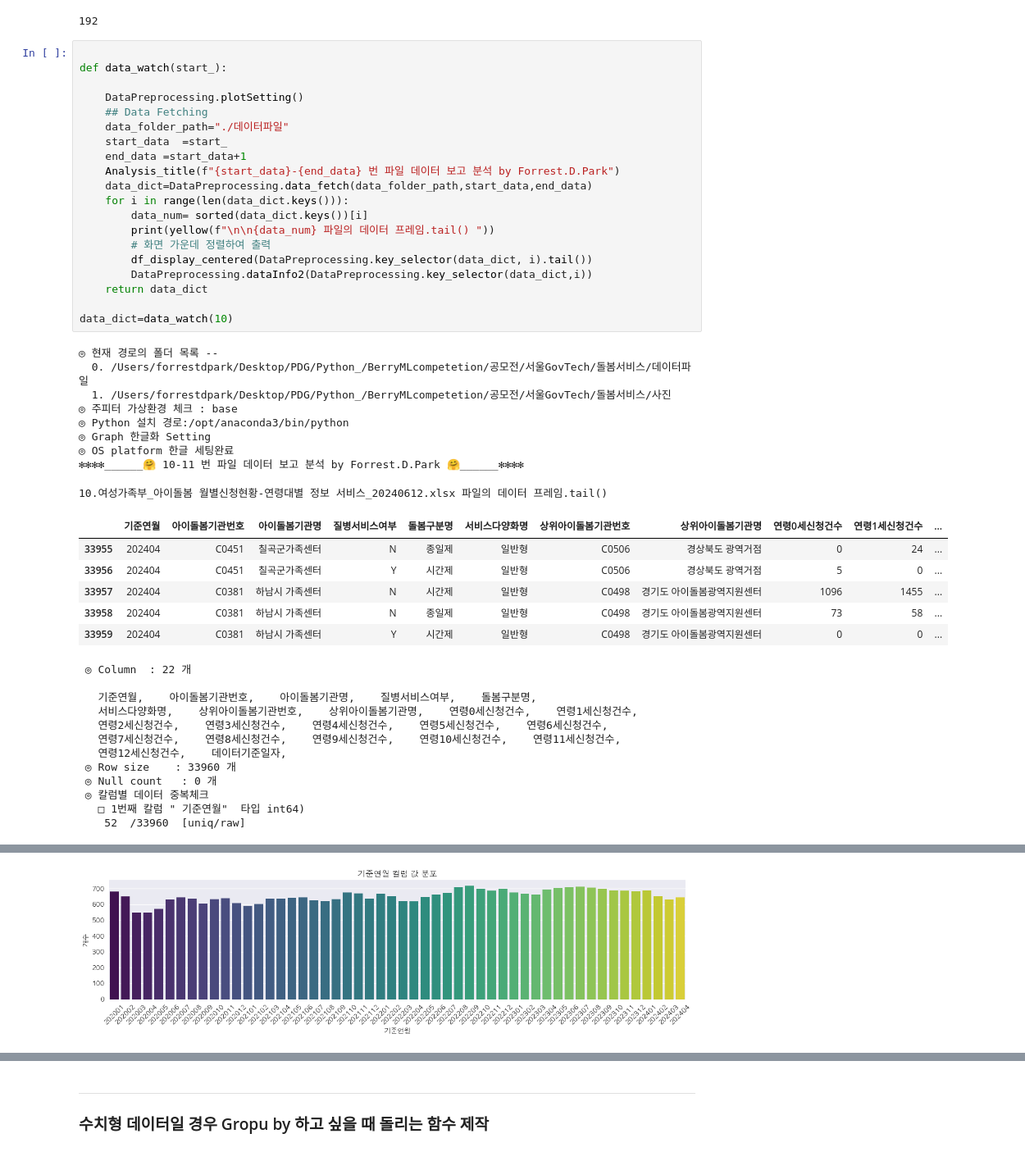
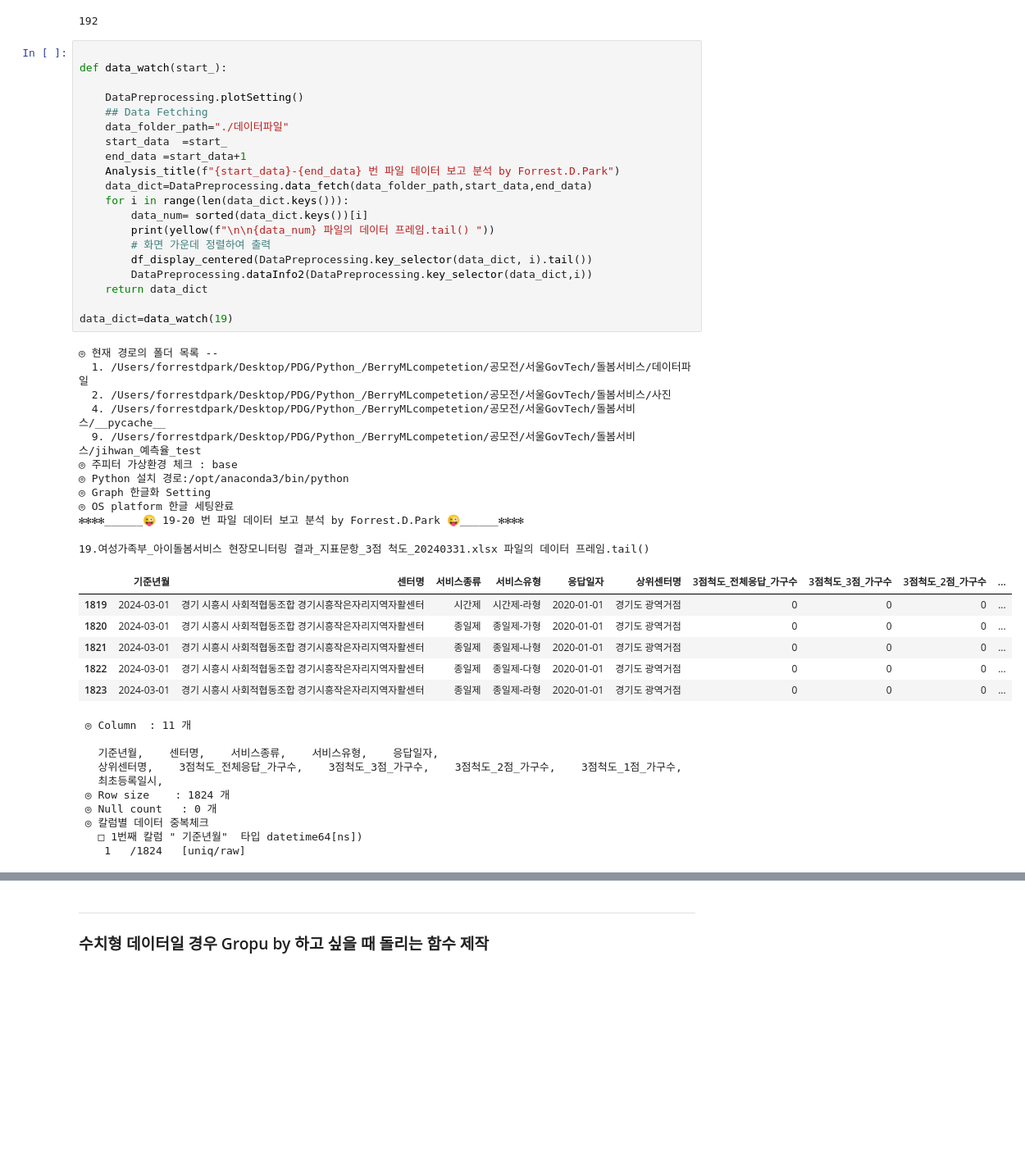
Before and after one commit to CodeArt-Team/MLcompetetion, a Jupyter notebook: 공모전/서울GovTech/돌봄서비스/Dpark_short_test.ipynb, the cells around one changed output, grey strips where cells are left out. Shown at 82% size. Saved outputs shown, nothing was run; the diff lists cells and outputs as text; blank space fills up the shorter version.

```diff
--- a/공모전/서울GovTech/돌봄서비스/Dpark_short_test.ipynb
+++ b/공모전/서울GovTech/돌봄서비스/Dpark_short_test.ipynb
@@ -7,48 +7,48 @@ from  CommonFunc import *
 # %%
 
 def data_watch(start_):
 
     DataPreprocessing.plotSetting()
     ## Data Fetching
     data_folder_path="./데이터파일"
     start_data  =start_
     end_data =start_data+1
     Analysis_title(f"{start_data}-{end_data} 번 파일 데이터 보고 분석 by Forrest.D.Park")
     data_dict=DataPreprocessing.data_fetch(data_folder_path,start_data,end_data)
     for i in range(len(data_dict.keys())):
         data_num= sorted(data_dict.keys())[i]
         print(yellow(f"\n\n{data_num} 파일의 데이터 프레임.tail() "))
         # 화면 가운데 정렬하여 출력
         df_display_centered(DataPreprocessing.key_selector(data_dict, i).tail())
         DataPreprocessing.dataInfo2(DataPreprocessing.key_selector(data_dict,i))
     return data_dict
 
-data_dict=data_watch(10)
+data_dict=data_watch(19)
 # %% [output]
 ◎ 현재 경로의 폴더 목록 --
-  0. /Users/forrestdpark/Desktop/PDG/Python_/BerryMLcompetetion/공모전/서울GovTech/돌봄서비스/데이터파일
-  1. /Users/forrestdpark/Desktop/PDG/Python_/BerryMLcompetetion/공모전/서울GovTech/돌봄서비스/사진
+  1. /Users/forrestdpark/Desktop/PDG/Python_/BerryMLcompetetion/공모전/서울GovTech/돌봄서비스/데이터파일
+  2. /Users/forrestdpark/Desktop/PDG/Python_/BerryMLcompetetion/공모전/서울GovTech/돌봄서비스/사진
+  4. /Users/forrestdpark/Desktop/PDG/Python_/BerryMLcompetetion/공모전/서울GovTech/돌봄서비스/__pycache__
+  9. /Users/forrestdpark/Desktop/PDG/Python_/BerryMLcompetetion/공모전/서울GovTech/돌봄서비스/jihwan_예측율_test
 ◎ 주피터 가상환경 체크 : base
 ◎ Python 설치 경로:/opt/anaconda3/bin/python
 ◎ Graph 한글화 Setting
 ◎ OS platform 한글 세팅완료
-✻✻✻✻______🤗 10-11 번 파일 데이터 보고 분석 by Forrest.D.Park 🤗______✻✻✻✻
+✻✻✻✻______😜 19-20 번 파일 데이터 보고 분석 by Forrest.D.Park 😜______✻✻✻✻
-10.여성가족부_아이돌봄 월별신청현황-연령대별 정보 서비스_20240612.xlsx 파일의 데이터 프레임.tail()
+19.여성가족부_아이돌봄서비스 현장모니터링 결과_지표문항_3점 척도_20240331.xlsx 파일의 데이터 프레임.tail()
-|  | 기준연월 | 아이돌봄기관번호 | 아이돌봄기관명 | 질병서비스여부 | 돌봄구분명 | 서비스다양화명 | 상위아이돌봄기관번호 | 상위아이돌봄기관명 | 연령0세신청건수 | 연령1세신청건수 | ... |
-| 33955 | 202404 | C0451 | 칠곡군가족센터 | N | 종일제 | 일반형 | C0506 | 경상북도 광역거점 | 0 | 24 | ... |
-| 33956 | 202404 | C0451 | 칠곡군가족센터 | Y | 시간제 | 일반형 | C0506 | 경상북도 광역거점 | 5 | 0 | ... |
-| 33957 | 202404 | C0381 | 하남시 가족센터 | N | 시간제 | 일반형 | C0498 | 경기도 아이돌봄광역지원센터 | 1096 | 1455 | ... |
-| 33958 | 202404 | C0381 | 하남시 가족센터 | N | 종일제 | 일반형 | C0498 | 경기도 아이돌봄광역지원센터 | 73 | 58 | ... |
-| 33959 | 202404 | C0381 | 하남시 가족센터 | Y | 시간제 | 일반형 | C0498 | 경기도 아이돌봄광역지원센터 | 0 | 0 | ... |
+|  | 기준년월 | 센터명 | 서비스종류 | 서비스유형 | 응답일자 | 상위센터명 | 3점척도_전체응답_가구수 | 3점척도_3점_가구수 | 3점척도_2점_가구수 | ... |
+| 1819 | 2024-03-01 | 경기 시흥시 사회적협동조합 경기시흥작은자리지역자활센터 | 시간제 | 시간제-라형 | 2020-01-01 | 경기도 광역거점 | 0 | 0 | 0 | ... |
+| 1820 | 2024-03-01 | 경기 시흥시 사회적협동조합 경기시흥작은자리지역자활센터 | 종일제 | 종일제-가형 | 2020-01-01 | 경기도 광역거점 | 0 | 0 | 0 | ... |
+| 1821 | 2024-03-01 | 경기 시흥시 사회적협동조합 경기시흥작은자리지역자활센터 | 종일제 | 종일제-나형 | 2020-01-01 | 경기도 광역거점 | 0 | 0 | 0 | ... |
+| 1822 | 2024-03-01 | 경기 시흥시 사회적협동조합 경기시흥작은자리지역자활센터 | 종일제 | 종일제-다형 | 2020-01-01 | 경기도 광역거점 | 0 | 0 | 0 | ... |
+| 1823 | 2024-03-01 | 경기 시흥시 사회적협동조합 경기시흥작은자리지역자활센터 | 종일제 | 종일제-라형 | 2020-01-01 | 경기도 광역거점 | 0 | 0 | 0 | ... |
- ◎ Column  : 22 개
+ ◎ Column  : 11 개
 
-   기준연월,    아이돌봄기관번호,    아이돌봄기관명,    질병서비스여부,    돌봄구분명,
-   서비스다양화명,    상위아이돌봄기관번호,    상위아이돌봄기관명,    연령0세신청건수,    연령1세신청건수,
-   연령2세신청건수,    연령3세신청건수,    연령4세신청건수,    연령5세신청건수,    연령6세신청건수,
-   연령7세신청건수,    연령8세신청건수,    연령9세신청건수,    연령10세신청건수,    연령11세신청건수,
-   연령12세신청건수,    데이터기준일자,
- ◎ Row size    : 33960 개
+   기준년월,    센터명,    서비스종류,    서비스유형,    응답일자,
+   상위센터명,    3점척도_전체응답_가구수,    3점척도_3점_가구수,    3점척도_2점_가구수,    3점척도_1점_가구수,
+   최초등록일시,
+ ◎ Row size    : 1824 개
  ◎ Null count   : 0 개
  ◎ 칼럼별 데이터 중복체크
-   □ 1번째 칼럼 " 기준연월"  타입 int64)
-    52  /33960  [uniq/raw]
+   □ 1번째 칼럼 " 기준년월"  타입 datetime64[ns])
+    1   /1824   [uniq/raw]
@@ -66 +56,0 @@ data_dict=data_watch(10)
-[figure, removed]
```
Also changed, not shown: parts of 3 cells of this notebook.
